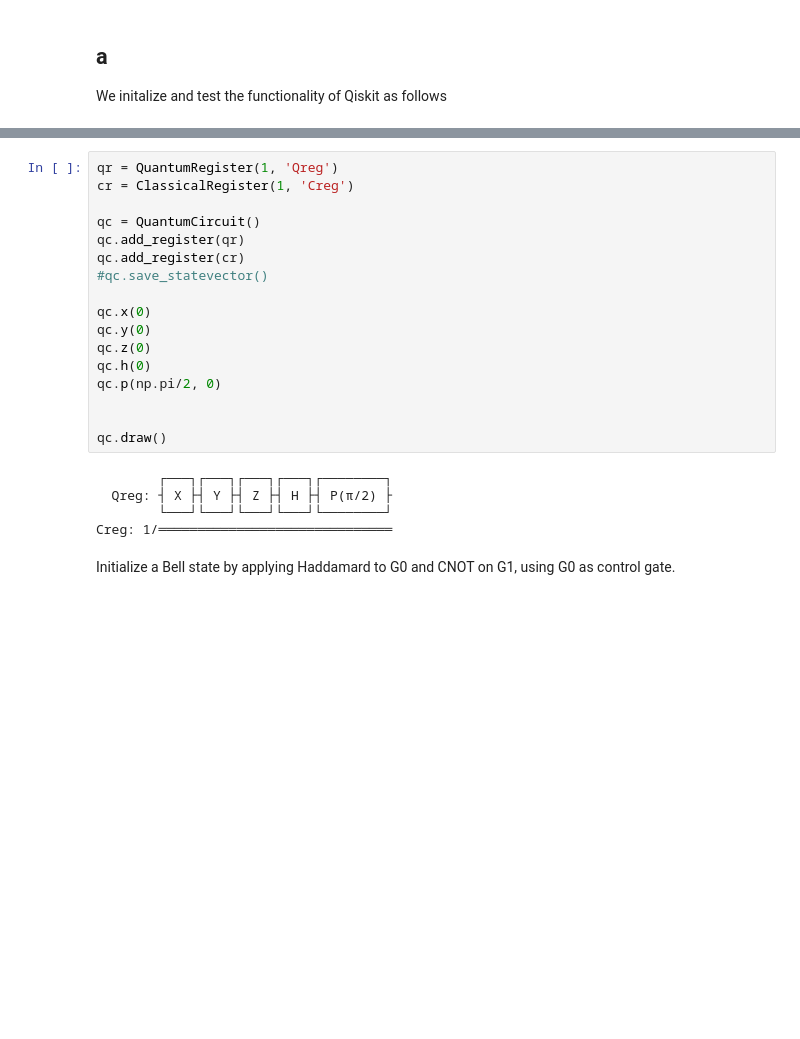
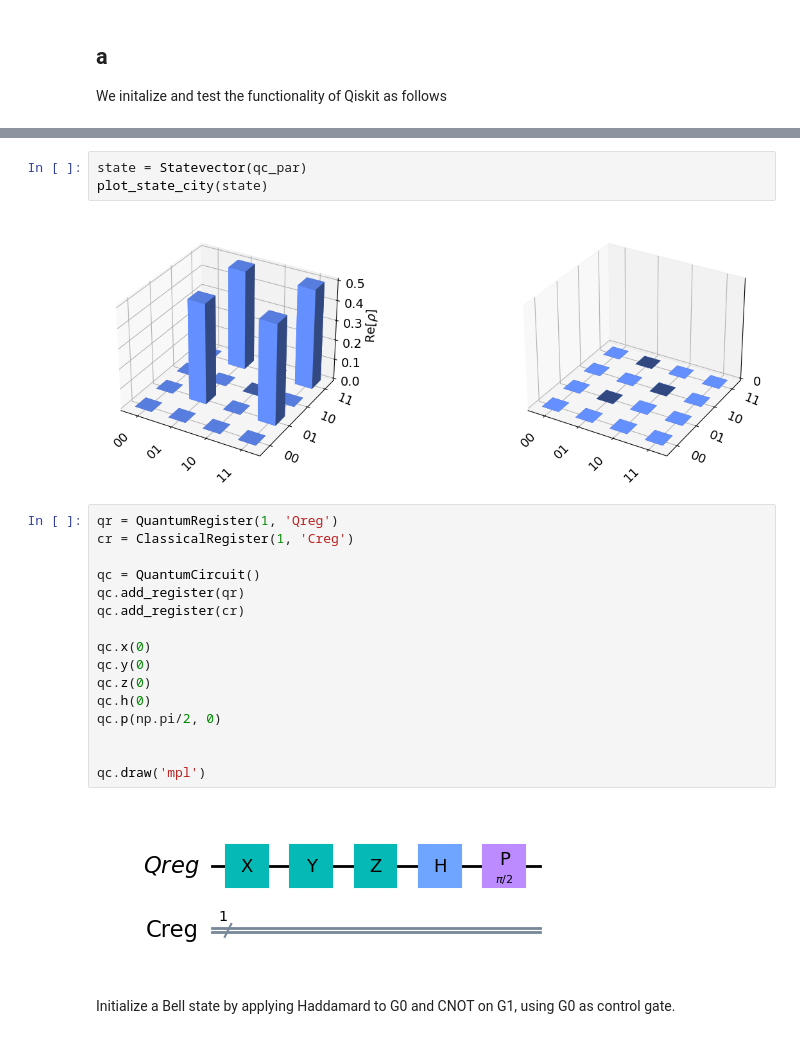
Before and after one commit to hkve/Lipkin-Model-FYS5419, a Jupyter notebook: Project1.ipynb, the cells around one changed output, grey strips where cells are left out. Drawn from its saved outputs; the diff is of its cells as text; blank space fills up the shorter version.

```diff
--- a/Project1.ipynb
+++ b/Project1.ipynb
@@ -50,3 +48,8 @@ q_1: ─────────┤ Ry(π/2) ├
+# %%
+state = Statevector(qc_par)
+plot_state_city(state)
+# %% [output]
+[figure, added]
 # %%
 qr = QuantumRegister(1, 'Qreg')
 cr = ClassicalRegister(1, 'Creg')
@@ -54,7 +57,6 @@ cr = ClassicalRegister(1, 'Creg')
 qc = QuantumCircuit()
 qc.add_register(qr)
 qc.add_register(cr)
-#qc.save_statevector()
 
 qc.x(0)
 qc.y(0)
@@ -63,12 +65,9 @@ qc.h(0)
 qc.p(np.pi/2, 0)
 
 
-qc.draw()
+qc.draw('mpl')
 # %% [output]
-        ┌───┐┌───┐┌───┐┌───┐┌────────┐
-  Qreg: ┤ X ├┤ Y ├┤ Z ├┤ H ├┤ P(π/2) ├
-        └───┘└───┘└───┘└───┘└────────┘
-Creg: 1/══════════════════════════════
+[figure, added]
 # %% [markdown]
 Initialize a Bell state by applying Haddamard to G0 and CNOT on G1, using G0 as control gate.
 # %%
```
Also changed, not shown: parts of 33 cells of this notebook.
